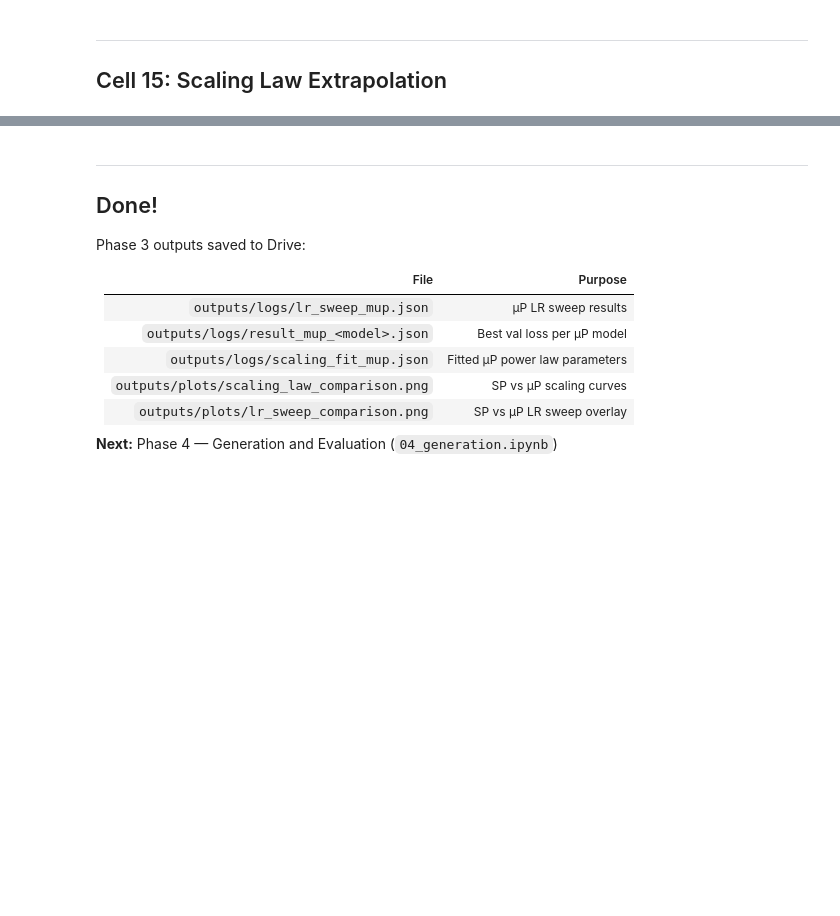
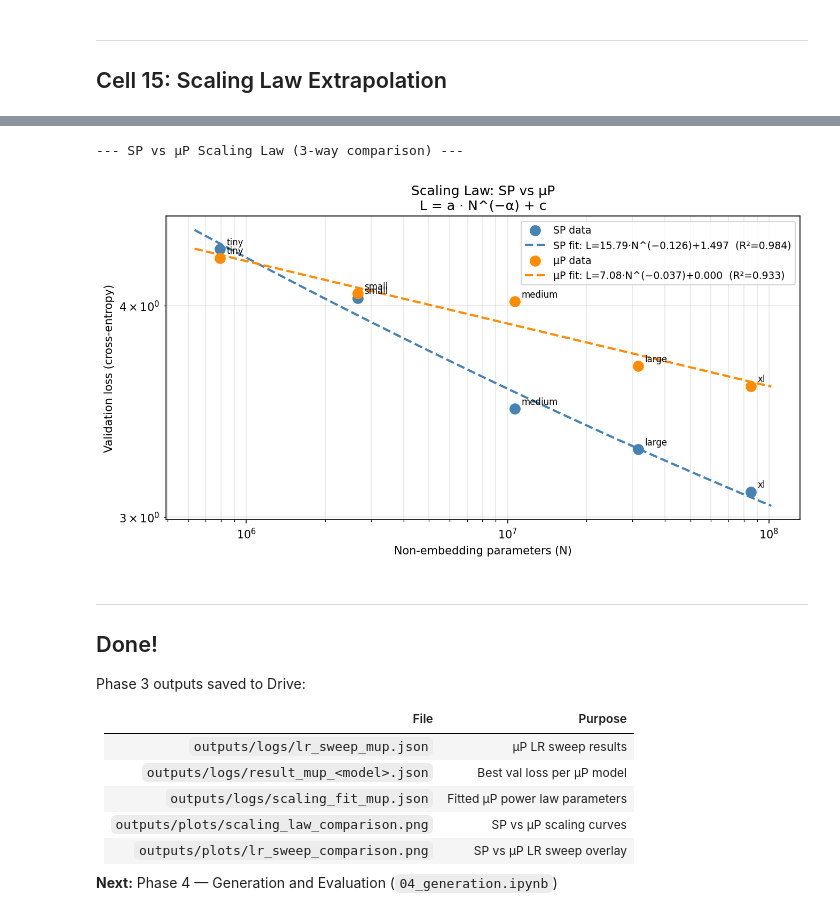
Before and after one commit to taahamohsin/ml-extra-credit-project, a Jupyter notebook: notebooks/03_mup_study.ipynb, the cells around one changed output, grey strips where cells are left out. Saved outputs shown, nothing was run; the diff lists cells and outputs as text; code cells hidden in the pictures; blank space fills up the shorter version.

```diff
--- a/notebooks/03_mup_study.ipynb
+++ b/notebooks/03_mup_study.ipynb
@@ -353,18 +713,20 @@ print(f"Better parameterization at 10× scale: {'µP' if mup_pred['L_pred'] < sp
 # %%
 from IPython.display import Image, display
 import os
 
 plots = [
-    ('SP vs µP Scaling Law',      'outputs/plots/scaling_law_comparison.png'),
-    ('LR Sweep Comparison',       'outputs/plots/lr_sweep_comparison.png'),
+    ('SP vs µP Scaling Law (3-way comparison)', 'outputs/plots/scaling_law_comparison.png')
 ]
 
 for title, path in plots:
     if os.path.exists(path):
         print(f'\n--- {title} ---')
         display(Image(path))
     else:
         print(f'Missing: {path}')
+# %% [output]
+--- SP vs µP Scaling Law (3-way comparison) ---
+[figure, added]
 # %% [markdown]
 ---
 ## Done!
```
Also changed, not shown: parts of 32 cells of this notebook, 3 other files.
